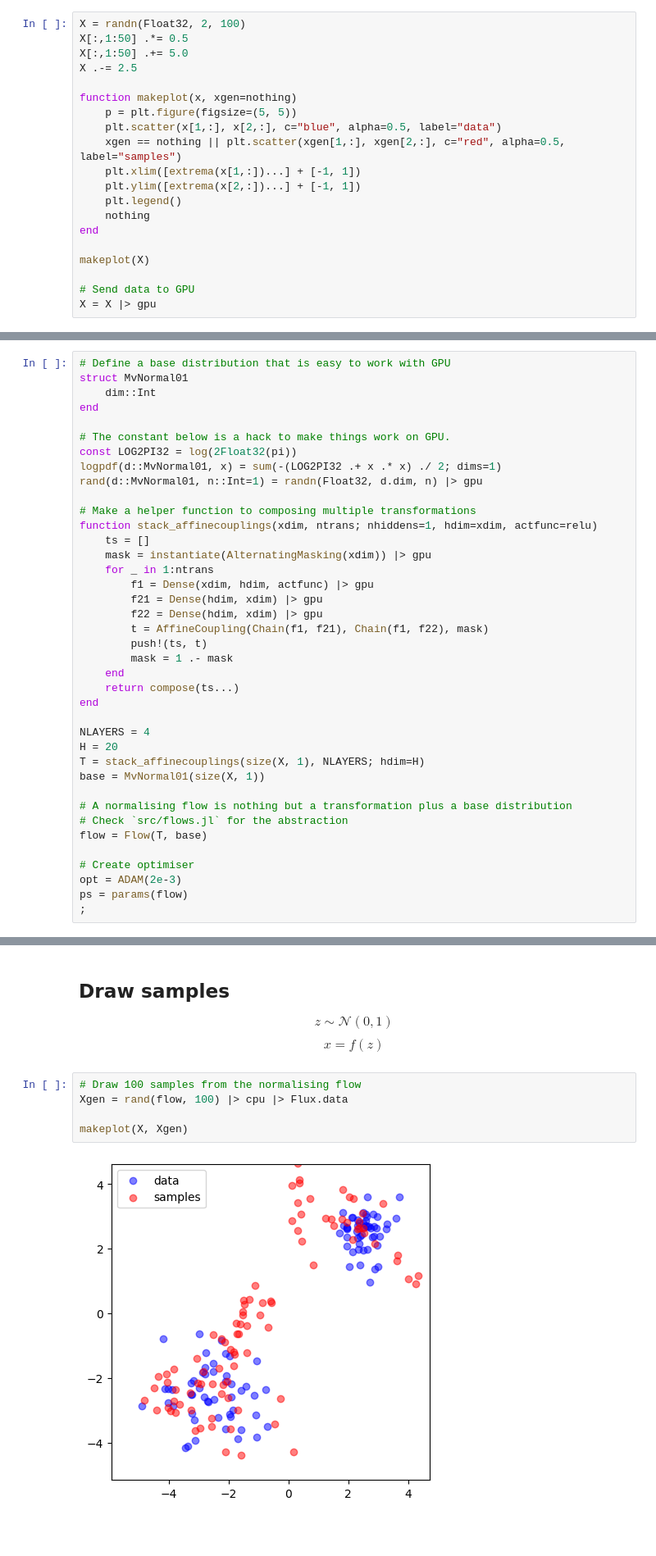
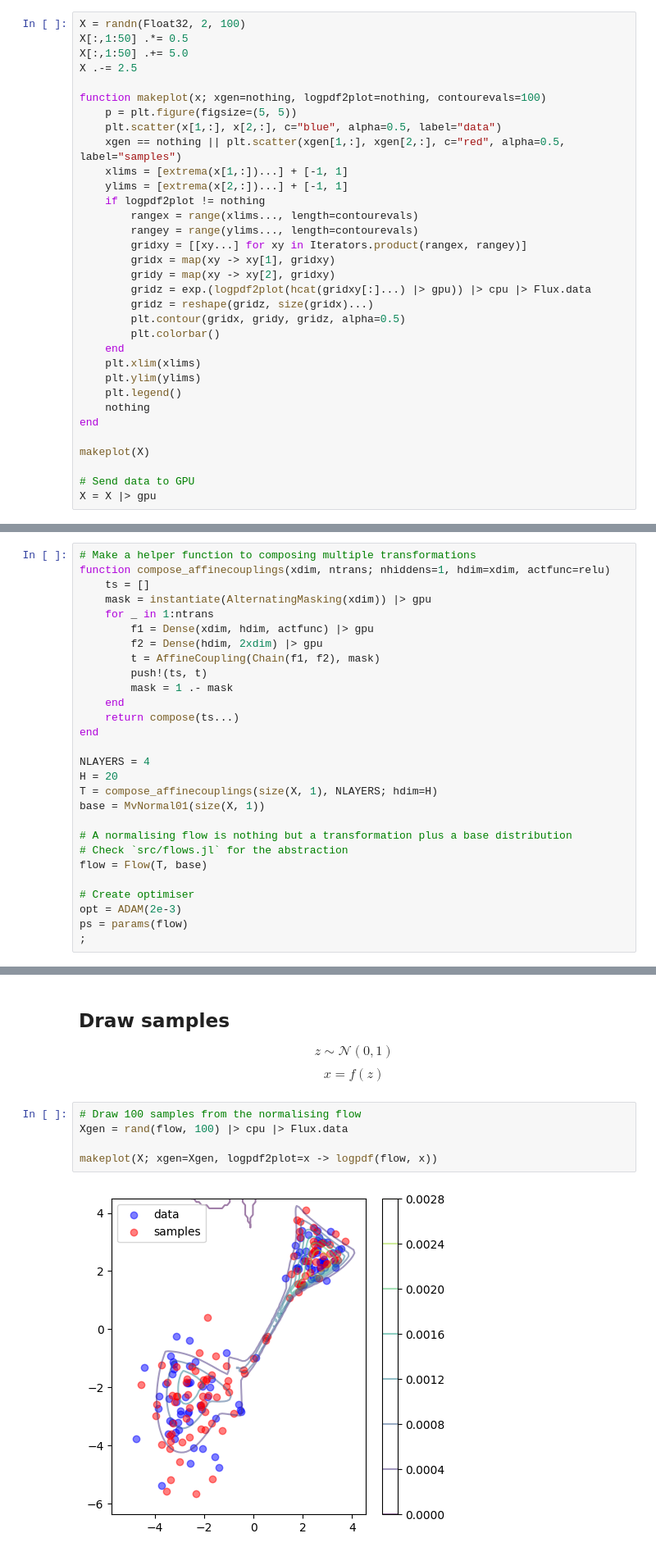
Before and after one commit to xukai92/Flows.jl, a Jupyter notebook: examples/realnvp_mog.ipynb, the cells around one changed output, grey strips where cells are left out. Shown: that part at 82% size. Saved outputs shown, nothing was run; the diff lists cells and outputs as text; blank space fills up the shorter version.

```diff
--- a/examples/realnvp_mog.ipynb
+++ b/examples/realnvp_mog.ipynb
@@ -12,12 +12,25 @@ X[:,1:50] .*= 0.5
 X[:,1:50] .+= 5.0
 X .-= 2.5
 
-function makeplot(x, xgen=nothing)
+function makeplot(x; xgen=nothing, logpdf2plot=nothing, contourevals=100)
     p = plt.figure(figsize=(5, 5))
     plt.scatter(x[1,:], x[2,:], c="blue", alpha=0.5, label="data")
     xgen == nothing || plt.scatter(xgen[1,:], xgen[2,:], c="red", alpha=0.5, label="samples")
-    plt.xlim([extrema(x[1,:])...] + [-1, 1])
-    plt.ylim([extrema(x[2,:])...] + [-1, 1])
+    xlims = [extrema(x[1,:])...] + [-1, 1]
+    ylims = [extrema(x[2,:])...] + [-1, 1]
+    if logpdf2plot != nothing
+        rangex = range(xlims..., length=contourevals)
+        rangey = range(ylims..., length=contourevals)
+        gridxy = [[xy...] for xy in Iterators.product(rangex, rangey)]
+        gridx = map(xy -> xy[1], gridxy)
+        gridy = map(xy -> xy[2], gridxy)
+        gridz = exp.(logpdf2plot(hcat(gridxy[:]...) |> gpu)) |> cpu |> Flux.data
+        gridz = reshape(gridz, size(gridx)...)
+        plt.contour(gridx, gridy, gridz, alpha=0.5)
+        plt.colorbar()
+    end
+    plt.xlim(xlims)
+    plt.ylim(ylims)
     plt.legend()
     nothing
 end
@@ -40,23 +65,12 @@ We assume base distribution is the unit Gaussian, i.e. $p_{\mathcal{Z}} = \mathc
 # %%
-# Define a base distribution that is easy to work with GPU
-struct MvNormal01
-    dim::Int
-end
-
-# The constant below is a hack to make things work on GPU.
-const LOG2PI32 = log(2Float32(pi))
-logpdf(d::MvNormal01, x) = sum(-(LOG2PI32 .+ x .* x) ./ 2; dims=1)
-rand(d::MvNormal01, n::Int=1) = randn(Float32, d.dim, n) |> gpu
-
 # Make a helper function to composing multiple transformations
-function stack_affinecouplings(xdim, ntrans; nhiddens=1, hdim=xdim, actfunc=relu)
+function compose_affinecouplings(xdim, ntrans; nhiddens=1, hdim=xdim, actfunc=relu)
     ts = []
     mask = instantiate(AlternatingMasking(xdim)) |> gpu
     for _ in 1:ntrans
         f1 = Dense(xdim, hdim, actfunc) |> gpu
-        f21 = Dense(hdim, xdim) |> gpu
-        f22 = Dense(hdim, xdim) |> gpu
-        t = AffineCoupling(Chain(f1, f21), Chain(f1, f22), mask)
+        f2 = Dense(hdim, 2xdim) |> gpu
+        t = AffineCoupling(Chain(f1, f2), mask)
         push!(ts, t)
         mask = 1 .- mask
     end
@@ -65,7 +79,7 @@ end
 
 NLAYERS = 4
 H = 20
-T = stack_affinecouplings(size(X, 1), NLAYERS; hdim=H)
+T = compose_affinecouplings(size(X, 1), NLAYERS; hdim=H)
 base = MvNormal01(size(X, 1))
 
 # A normalising flow is nothing but a transformation plus a base distribution
@@ -127,7 +138,7 @@ $$ x = f(z) $$
 # %%
 # Draw 100 samples from the normalising flow
 Xgen = rand(flow, 100) |> cpu |> Flux.data
 
-makeplot(X, Xgen)
+makeplot(X; xgen=Xgen, logpdf2plot=x -> logpdf(flow, x))
 # %% [output]
-[figure, old version]
+[figure, new version]
```
Also changed, not shown: parts of 6 cells of this notebook.
